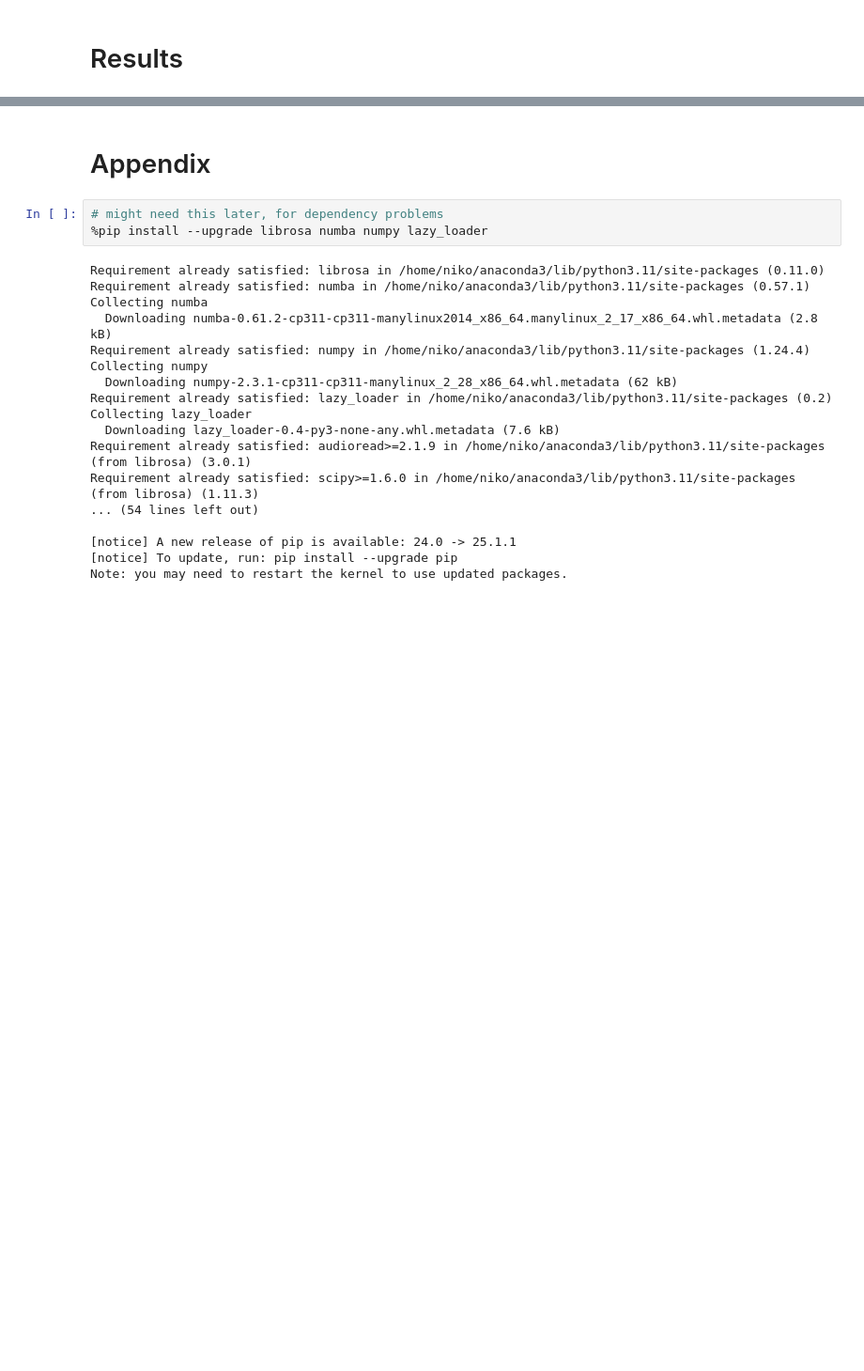
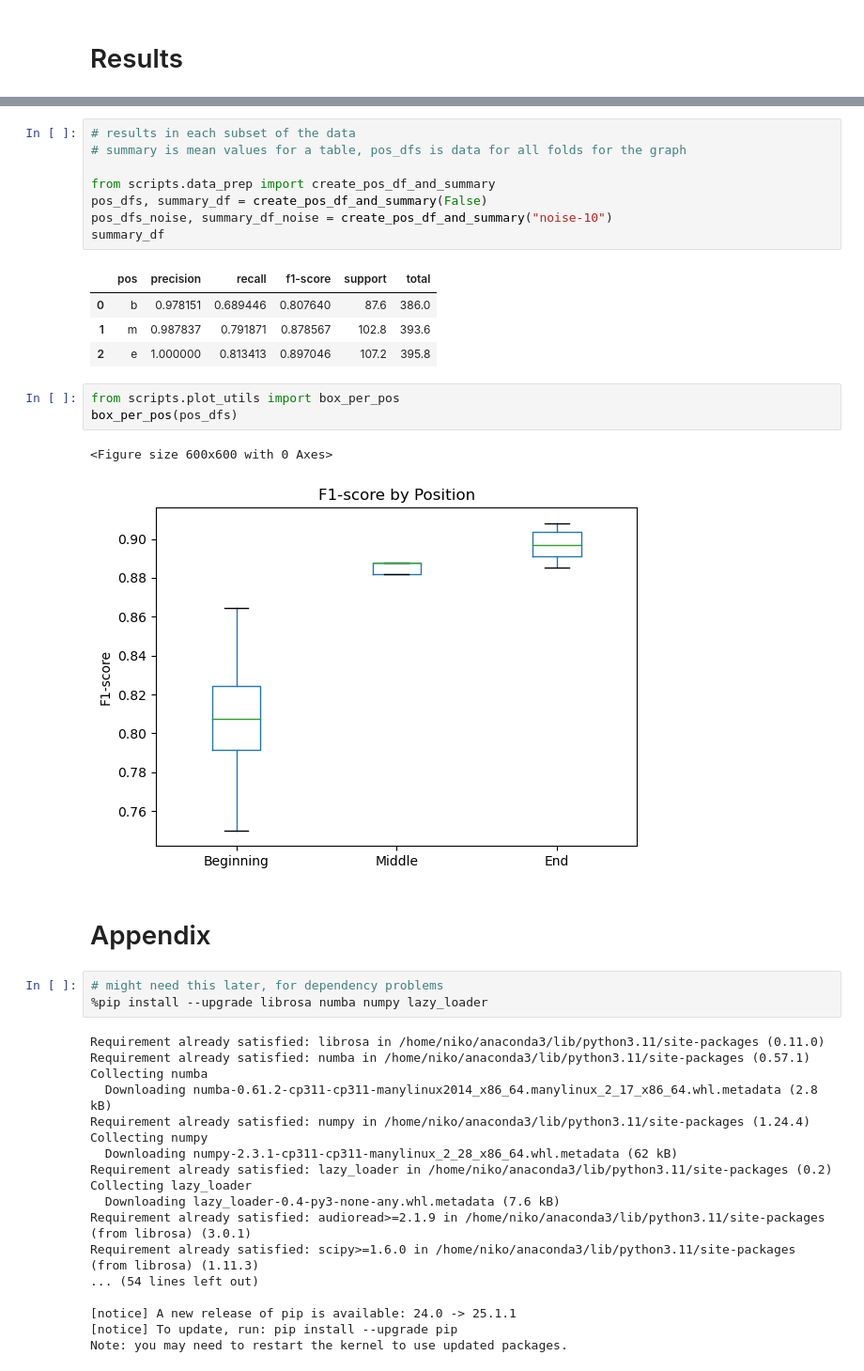
Before and after one commit to Boffl/MyTurn, a Jupyter notebook: data_inspection.ipynb, the cells around one changed output, grey strips where cells are left out. Shown: that part at 94% size. Saved outputs shown, nothing was run; the diff lists cells and outputs as text; blank space fills up the shorter version.

```diff
--- a/data_inspection.ipynb
+++ b/data_inspection.ipynb
@@ -149,3 +114,22 @@ plt.show()
+# %%
+# results in each subset of the data
+# summary is mean values for a table, pos_dfs is data for all folds for the graph
+
+from scripts.data_prep import create_pos_df_and_summary
+pos_dfs, summary_df = create_pos_df_and_summary(False)
+pos_dfs_noise, summary_df_noise = create_pos_df_and_summary("noise-10")
+summary_df
+# %% [output]
+|  | pos | precision | recall | f1-score | support | total |
+| 0 | b | 0.978151 | 0.689446 | 0.807640 | 87.6 | 386.0 |
+| 1 | m | 0.987837 | 0.791871 | 0.878567 | 102.8 | 393.6 |
+| 2 | e | 1.000000 | 0.813413 | 0.897046 | 107.2 | 395.8 |
+# %%
+from scripts.plot_utils import box_per_pos
+box_per_pos(pos_dfs)
+# %% [output]
+<Figure size 600x600 with 0 Axes>
+[figure, added]
 # %% [markdown]
 # Appendix
 # %%
```
Also changed, not shown: parts of 8 cells of this notebook, 2 other files.
